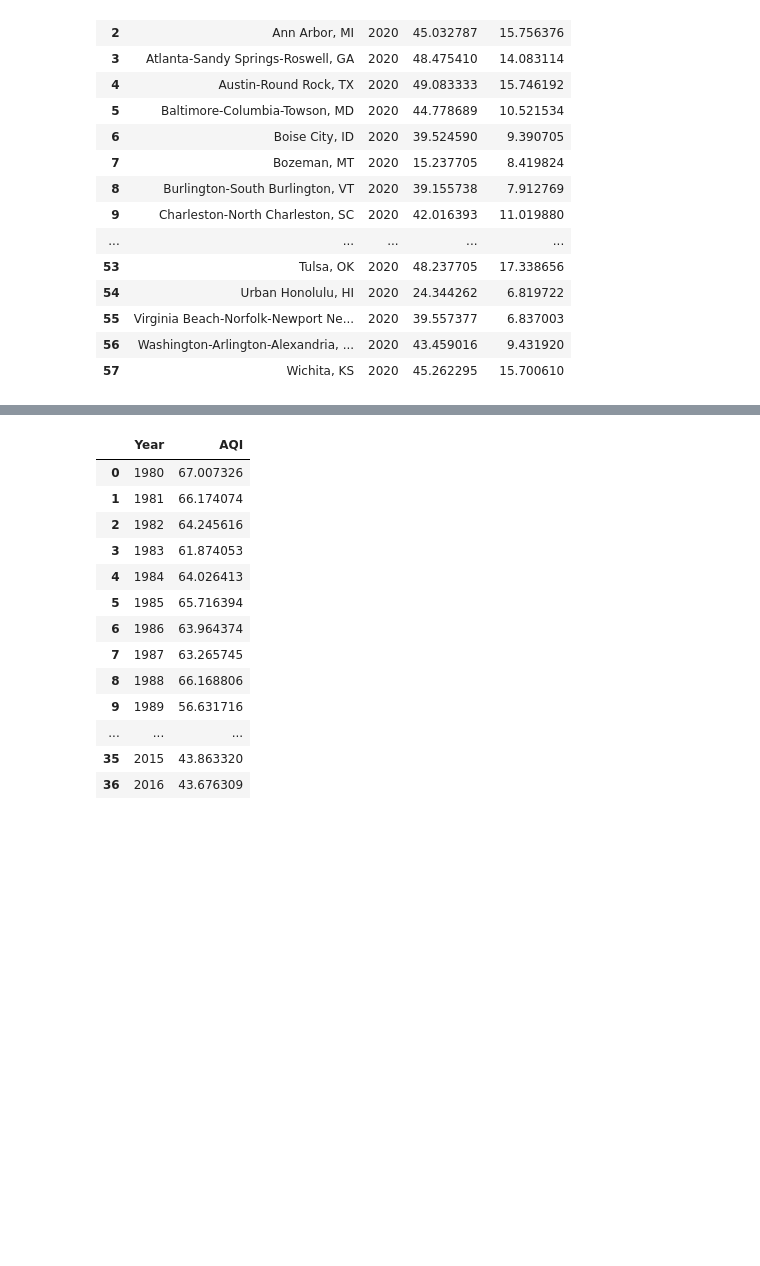
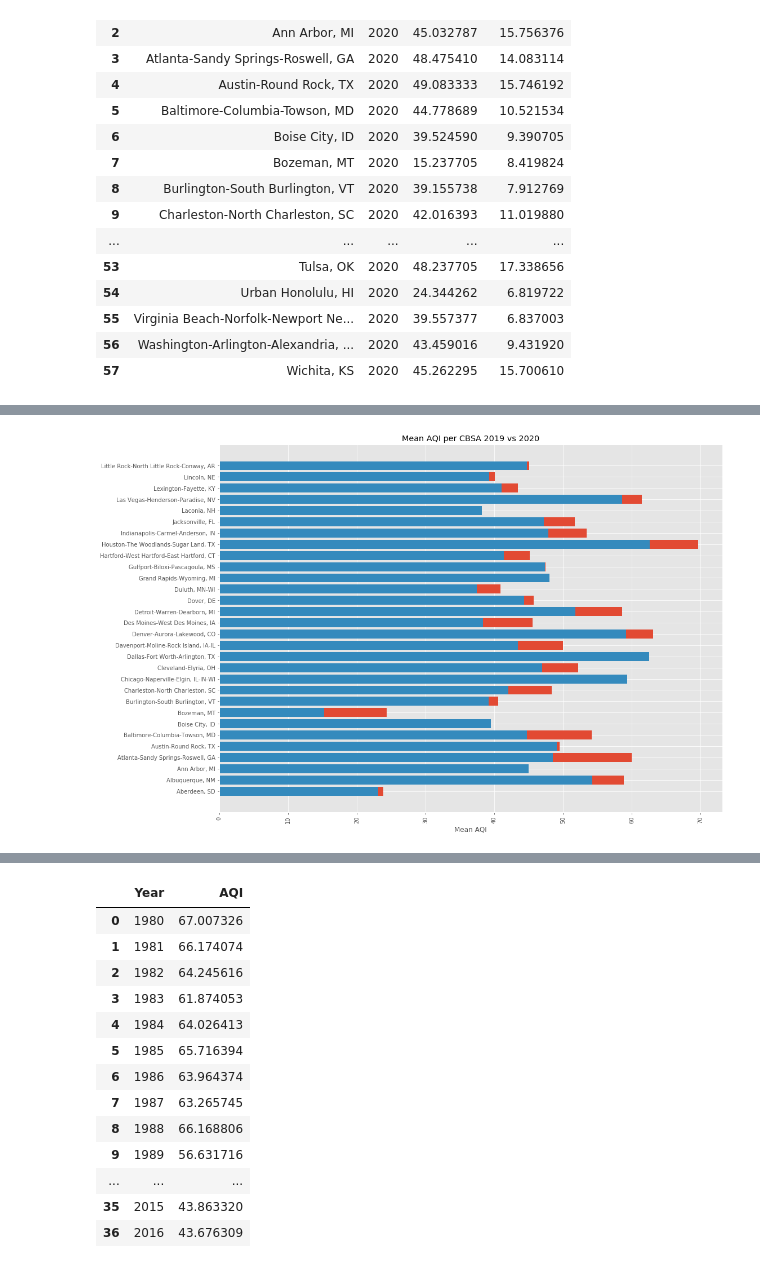
Before and after one commit to jmarkhei/BreathfreshCOVIDair, a Jupyter notebook: graphing7_22.ipynb, the cells around one changed output, grey strips where cells are left out. Saved outputs shown, nothing was run; the diff lists cells and outputs as text; code cells hidden in the pictures; blank space fills up the shorter version.

Commit message:
main graphing done

```diff
--- a/graphing7_22.ipynb
+++ b/graphing7_22.ipynb
@@ -899,0 +920,11 @@ fig, ax = plt.subplots()
+# %%
+fig, ax = plt.subplots(figsize=(16,12))
+width = 0.25
+ax.barh(combo_mean_aqi2_1half['CBSA'], combo_mean_aqi2_1half['AQI_2019'])
+ax.barh(combo_mean_aqi2_1half['CBSA'], combo_mean_aqi2_1half['AQI_2020'])
+ax.set_xlabel('Mean AQI')
+ax.set_title('Mean AQI per CBSA 2019 vs 2020')
+plt.xticks(rotation='vertical')
+plt.show()
+# %% [output]
+[figure, added]
```
Also changed, not shown: parts of 7 cells of this notebook.
